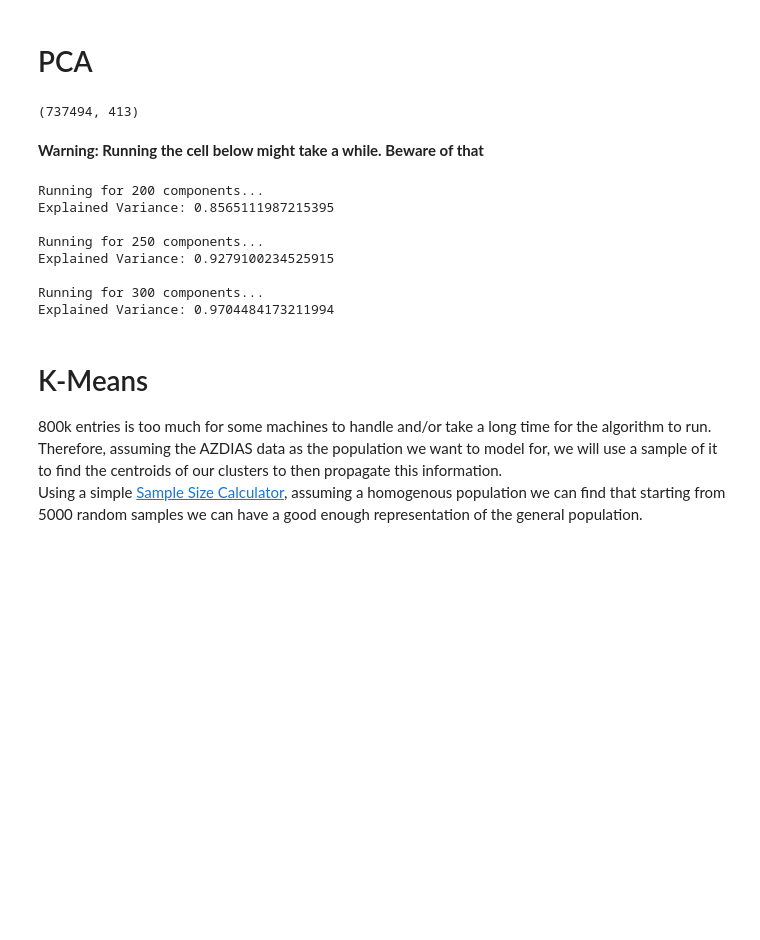
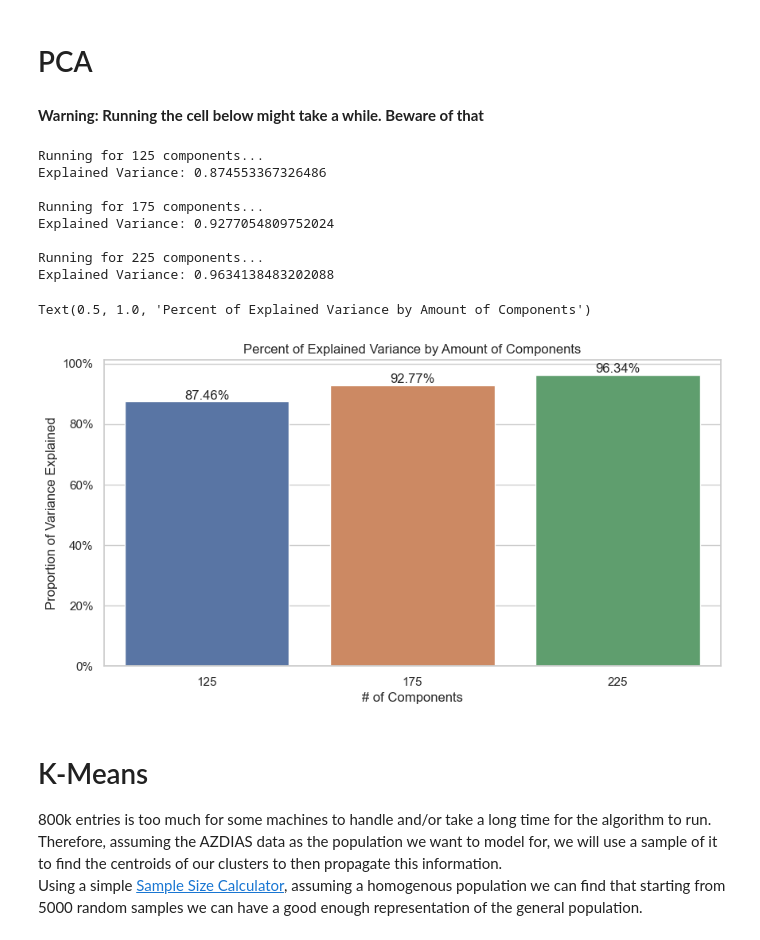
Before and after one commit to bglucca/ArvatoCustomerSegmentation, a Jupyter notebook: 04_modelling_segments.ipynb, the cells around one changed output. Saved outputs shown, nothing was run; the diff lists cells and outputs as text; code cells hidden in the pictures; blank space fills up the shorter version.

```diff
--- a/04_modelling_segments.ipynb
+++ b/04_modelling_segments.ipynb
@@ -163,4 +192,0 @@ def weight_encoded_col(col):
-# %%
-for col in list(binary_vars) + list(dummy_nominal_vars):
-
-    census[col] = weight_encoded_col(census[col])
@@ -175,15 +207,11 @@ census[num_col_list] = scaler.fit_transform(census[num_col_list])
 # %% [markdown]
 # PCA
-# %%
-census.shape
-# %% [output]
-(737494, 413)
 # %% [markdown]
 **Warning: Running the cell below might take a while. Beware of that**
 # %%
-explained_var_list_step_2 = []
+explained_var_list_step = []
 
-for comp in range(200,350, 50):
+for comp in range(125,325, 50):
 
     print(f'Running for {comp} components...')
     pca = PCA(n_components=comp, random_state=123)
@@ -194,21 +222,40 @@ for comp in range(200,350, 50):
 
     print(f'Explained Variance: {expl_variance}', end = '\n\n')
 
-    explained_var_list_step_2.append(expl_variance)
+    explained_var_list_step.append(expl_variance)
 
     if expl_variance >= 0.95:
 
         break
     # explained_var_list.append(explained_var_list_step_2)
 # %% [output]
-Running for 200 components...
-Explained Variance: 0.8565111987215395
+Running for 125 components...
+Explained Variance: 0.874553367326486
 
-Running for 250 components...
-Explained Variance: 0.9279100234525915
+Running for 175 components...
+Explained Variance: 0.9277054809752024
 
-Running for 300 components...
-Explained Variance: 0.9704484173211994
+Running for 225 components...
+Explained Variance: 0.9634138483202088
+# %%
+fig, ax = plt.subplots(figsize = (10,5))
+
+sns.barplot(x = [i for i in range(125,275,50)],
+             y = explained_var_list_step,
+             ax = ax)
+
+ax.set_xlabel('# of Components')
+
+ax.set_ylabel('Proportion of Variance Explained')
+
+ax.yaxis.set_major_formatter(mtick.PercentFormatter(xmax = 1))
+
+ax.bar_label(ax.containers[0], labels = [f'{v:.2%}' for v in explained_var_list_step])
+
+plt.title('Percent of Explained Variance by Amount of Components')
+# %% [output]
+Text(0.5, 1.0, 'Percent of Explained Variance by Amount of Components')
+[figure, added]
 # %% [markdown]
 # K-Means
 
```
Also changed, not shown: parts of 43 cells of this notebook.
